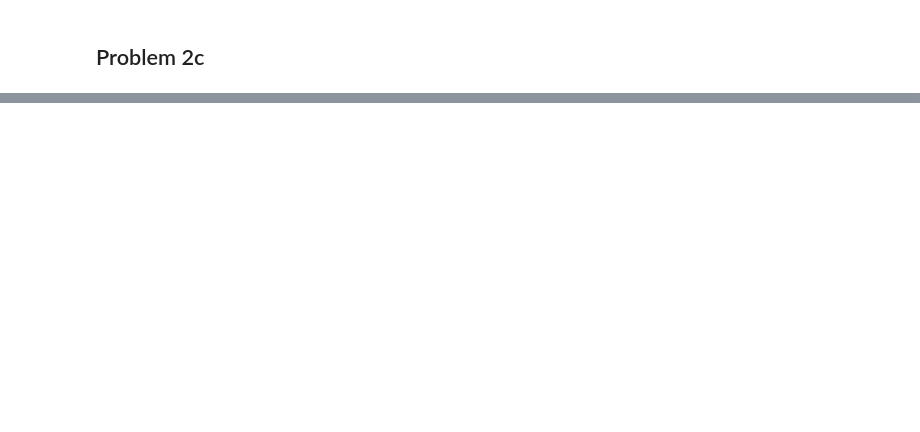
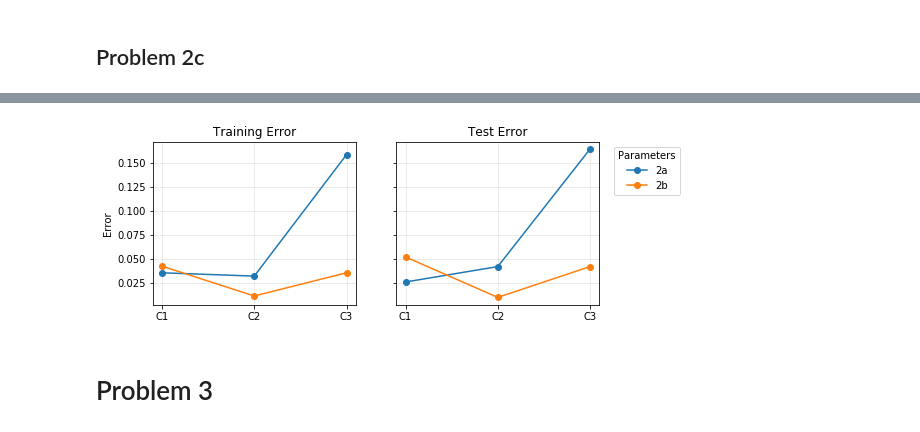
Before and after one commit to sievertsm/ML_CS6350, a Jupyter notebook: SVM/svm_notebook.ipynb, the cells around one changed output, grey strips where cells are left out. Drawn from its saved outputs; the diff is of its cells as text; code cells hidden in the pictures; blank space fills up the shorter version.

```diff
--- a/SVM/svm_notebook.ipynb
+++ b/SVM/svm_notebook.ipynb
@@ -114,0 +135,22 @@ array([ 0.02 ,  0.018, -0.13 ])
+# %%
+fig, ax = plt.subplots(nrows=1, ncols=2, sharey=True, figsize=(8, 3))
+x_val = ['C1', 'C2', 'C3']
+
+ax[0].plot(x_val, error_train_2a, '-o', label='2a')
+ax[0].plot(x_val, error_train_2b, '-o', label='2b')
+
+ax[1].plot(x_val, error_test_2a, '-o', label='2a')
+ax[1].plot(x_val, error_test_2b, '-o', label='2b')
+
+ax[0].set_ylabel('Error')
+
+for i, title in enumerate(['Training', 'Test']):
+    ax[i].grid(alpha=0.3)
+    ax[i].set_title(f"{title} Error")
+
+plt.legend(title='Parameters', bbox_to_anchor=(1.05, 1), loc='upper left')
+plt.show()
+# %% [output]
+[figure, added]
+# %% [markdown]
+# Problem 3
```
Also changed, not shown: parts of 9 cells of this notebook.
